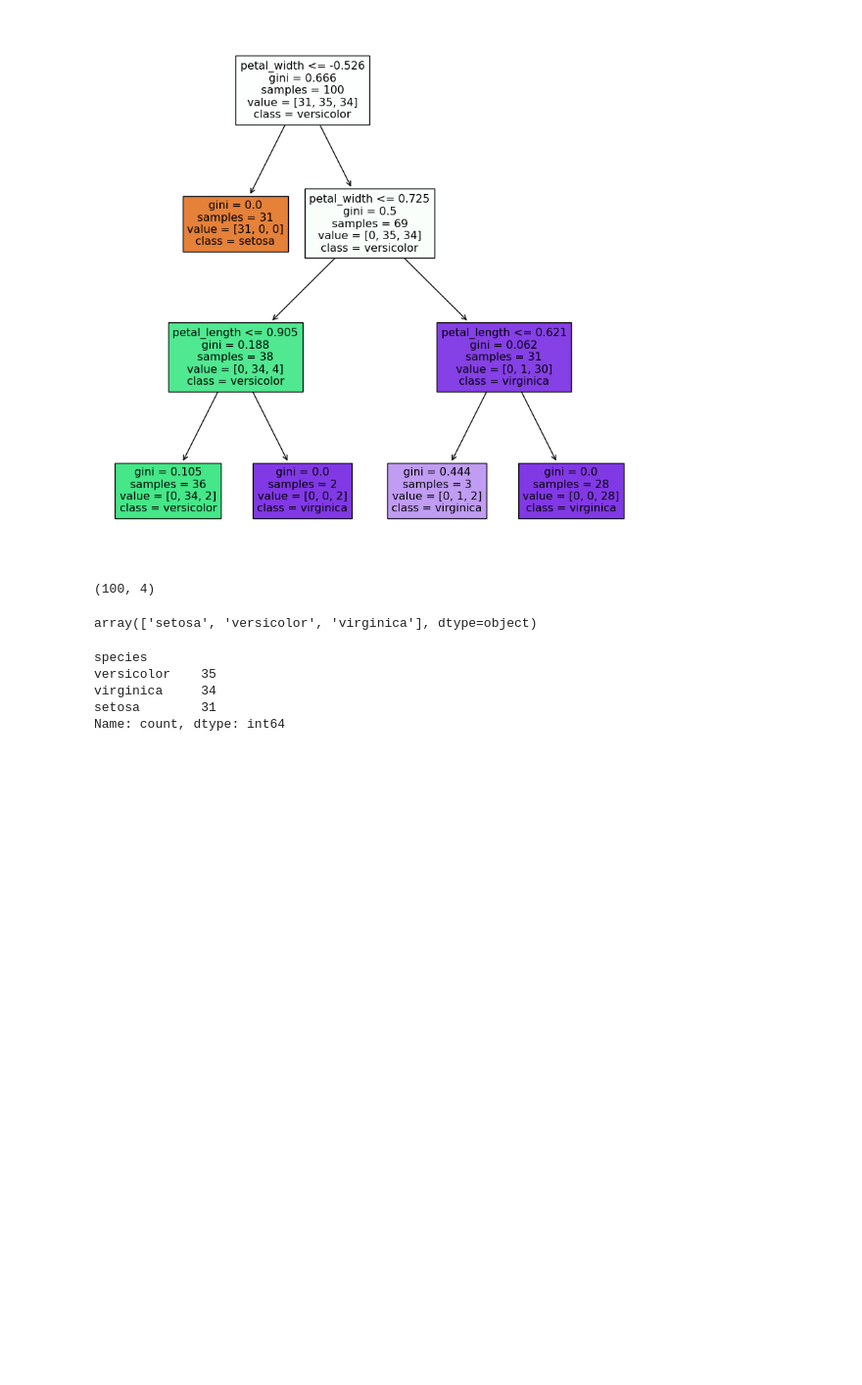
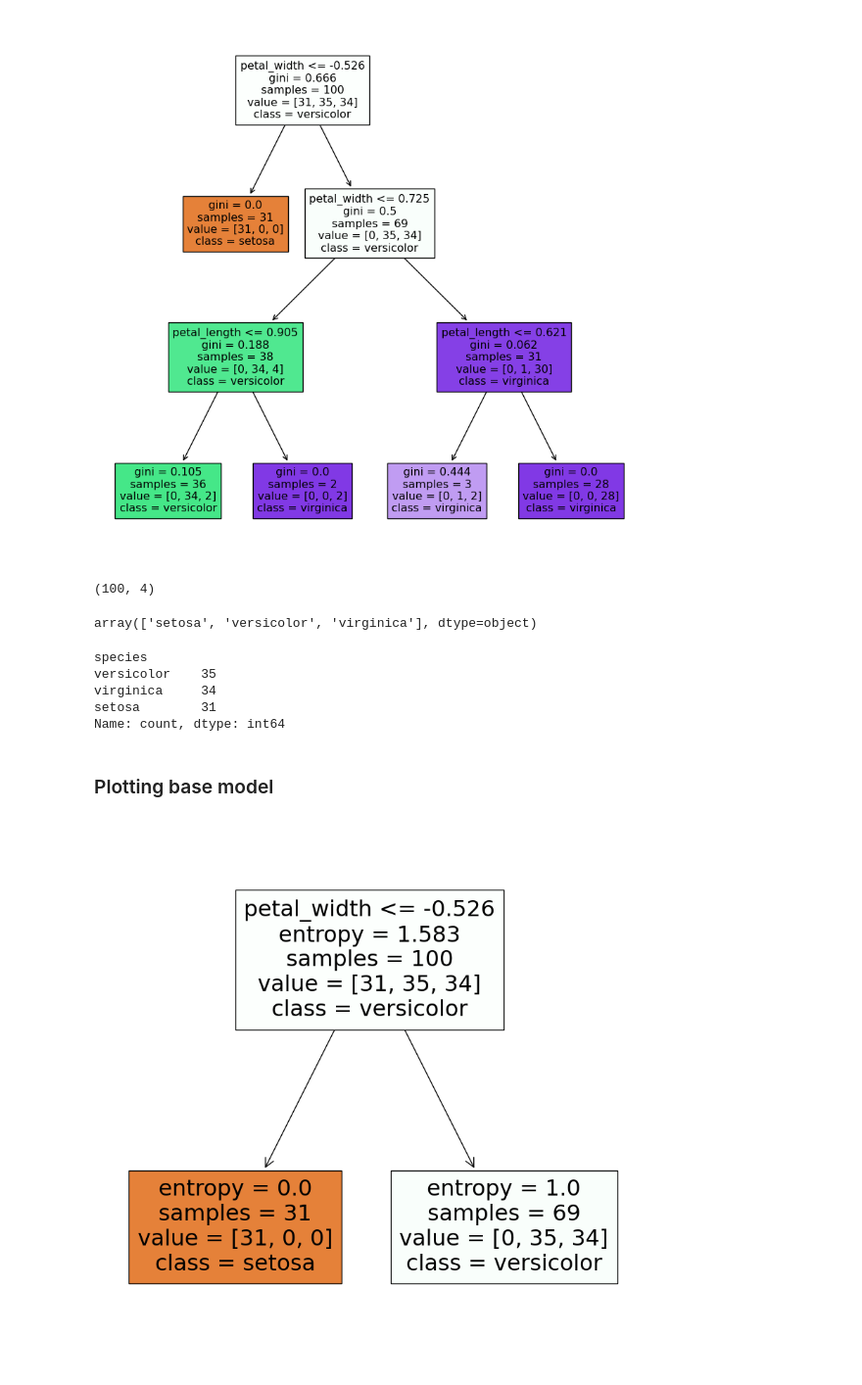
Before and after one commit to utkarshg1/Machine-Learning-9-am, a Jupyter notebook: Decision Tree Classification/DTC.ipynb, the cells around one changed output. Shown at 98% size. Saved outputs shown, nothing was run; the diff lists cells and outputs as text; code cells hidden in the pictures; blank space fills up the shorter version.

```diff
--- a/Decision Tree Classification/DTC.ipynb
+++ b/Decision Tree Classification/DTC.ipynb
@@ -422,3 +422,14 @@ versicolor    35
 virginica     34
 setosa        31
 Name: count, dtype: int64
+# %% [markdown]
+### Plotting base model
+# %%
+plt.figure(figsize=(10,10))
+plot_tree(model1,
+          feature_names=xtrain.columns,
+          class_names=best_dtc.classes_,
+          filled=True)
+plt.show()
+# %% [output]
+[figure, added]
```
Also changed, not shown: parts of 4 cells of this notebook.
